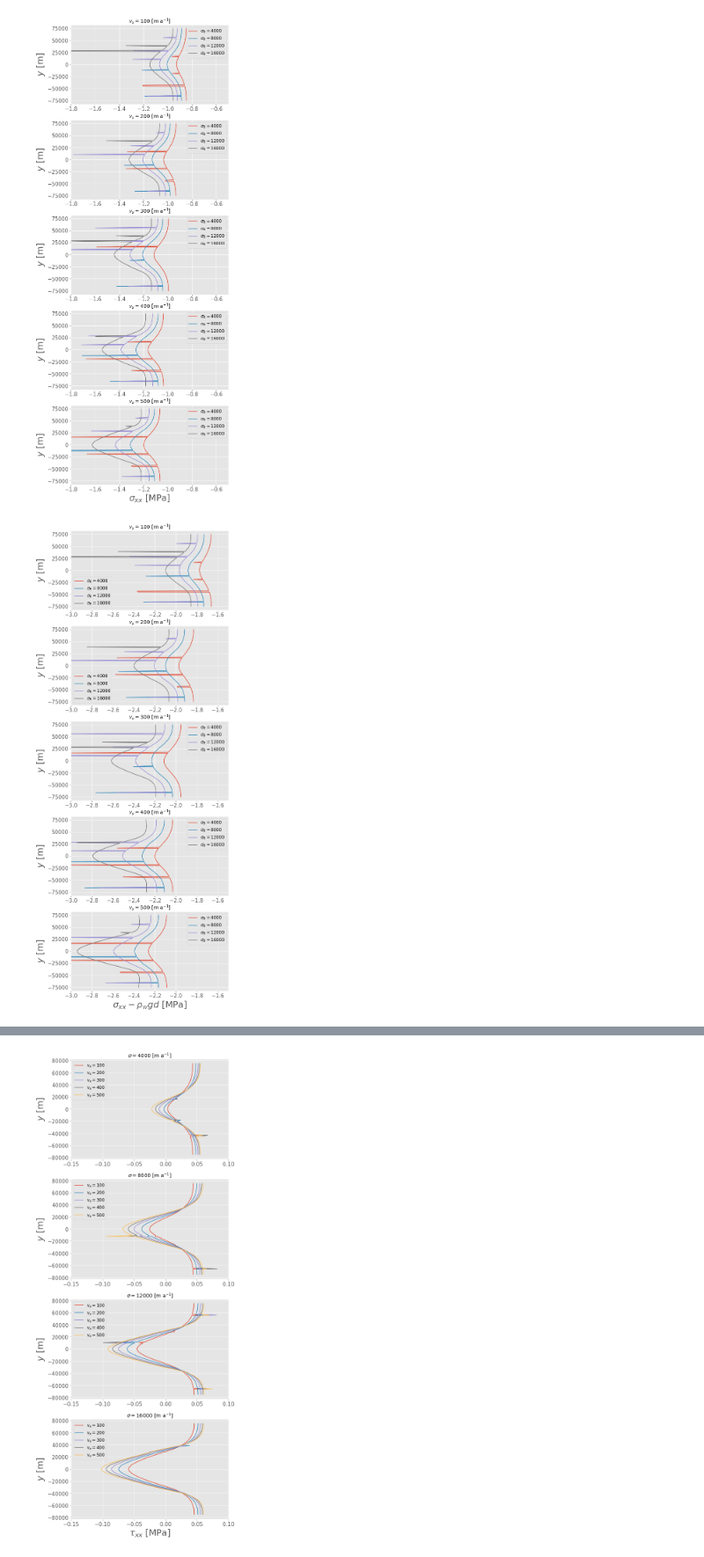
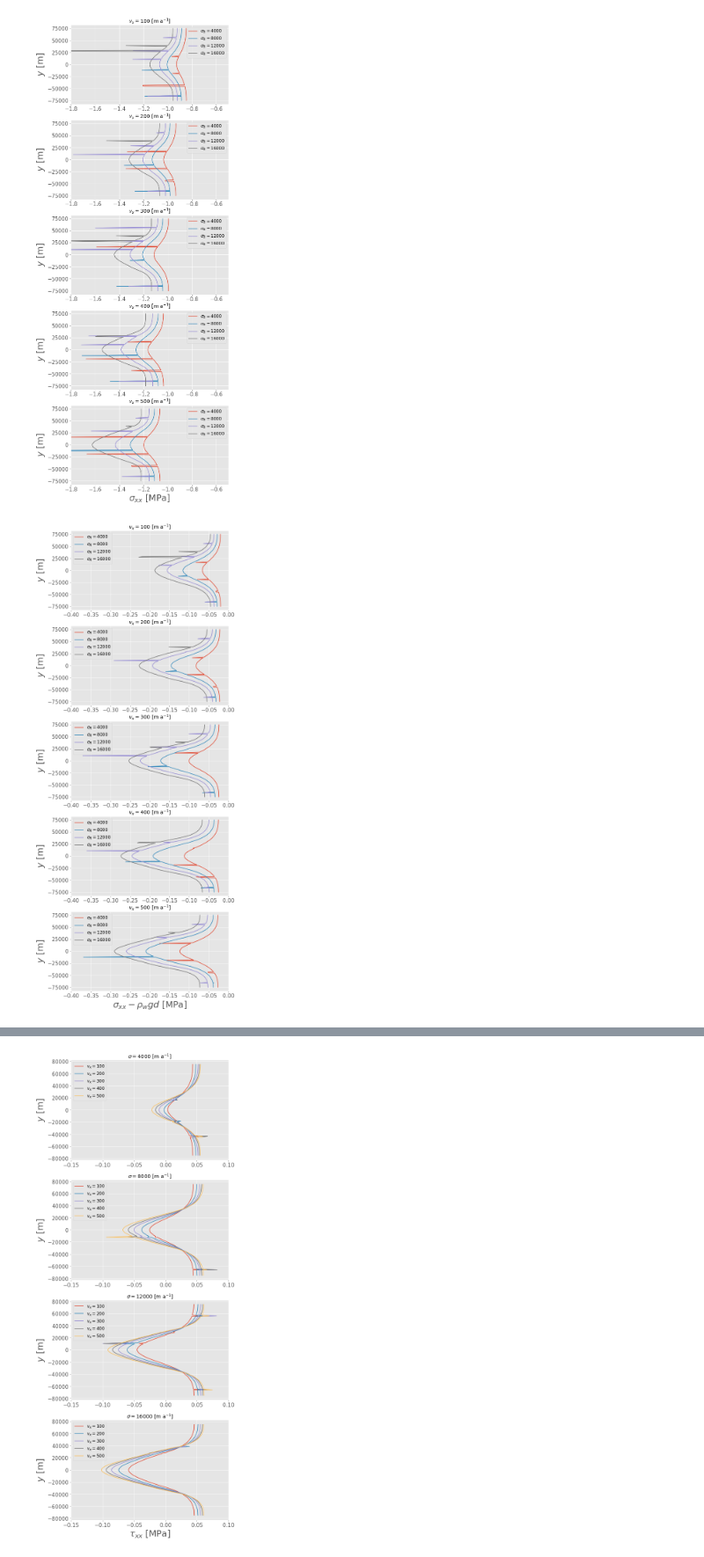
Before and after one commit to henryclara/ButtressingProject, a Jupyter notebook: Code/StressCalculationsUpdate.ipynb, the cells around one changed output, grey strips where cells are left out. Shown at 88% size. Drawn from its saved outputs; the diff is of its cells as text; code cells hidden in the pictures.

Commit message:
Add hydrostatic pressure plot

```diff
--- a/Code/StressCalculationsUpdate.ipynb
+++ b/Code/StressCalculationsUpdate.ipynb
@@ -62,10 +63,17 @@ for sim in sims:
 # Calculate the hydrostatic pressure at a point if the ice shelf ended at that point
 
 for sim in sims:
-    dfs[sim]['hyd. pressure'] = - rhow * g * dfs[sim]['Points:2']
+    dfs[sim]['hyd. pressure'] = [0] * len(dfs[sim])
+
+for sim in sims:
+    for i in range(len(dfs[sim])):
+        if dfs[sim]['Points:2'][i] < 0.0:
+            dfs[sim]['hyd. pressure'][i] = - rhow * g * dfs[sim]['Points:2'][i]
+        else:
+            dfs[sim]['hyd. pressure'][i] = 0.0
 
 # Subtract the hydrostatic pressure from stess
 
 for sim in sims:
-    dfs[sim]['stress 1 - hyd. p.'] = dfs[sim]['stress 1'] + dfs[sim]['hyd. pressure']
-    dfs[sim]['dev stress 1 - hyd. p.'] = dfs[sim]['stress 1'] + dfs[sim]['hyd. pressure'] + dfs[sim]['pressure']
+    dfs[sim]['stress 1 - hyd. p.'] = dfs[sim]['stress 1'] - dfs[sim]['hyd. pressure']
+    dfs[sim]['dev stress 1 - hyd. p.'] = dfs[sim]['stress 1'] - dfs[sim]['hyd. pressure'] + dfs[sim]['pressure']
@@ -104,12 +146,14 @@ stress1 = {}
 devstress1 = {}
 stress1hydp = {}
 devstress1hydp = {}
+hydp = {}
 
 for sim in sims:
     stress1[sim] = VertInt(dfs[sim], 10, 'stress 1', 'Points:1')
     devstress1[sim] = VertInt(dfs[sim], 10, 'dev stress 1', 'Points:1')
     stress1hydp[sim] = VertInt(dfs[sim], 10, 'stress 1 - hyd. p.', 'Points:1')
     devstress1hydp[sim] = VertInt(dfs[sim], 10, 'dev stress 1 - hyd. p.', 'Points:1')
+    hydp[sim] = VertInt(dfs[sim], 10, 'hyd. pressure', 'Points:1')
 # %%
 # Plot the deviatoric stress in the x-direction
 
@@ -153,20 +197,20 @@ fig.savefig('../Figures/stress1.jpg', format='jpg', dpi=700, bbox_inches = "tigh
 # %%
 # Plot the stress in the x-direction minus the hydrostatic pressure
 
 fig, ax = plt.subplots(len(fluxes), 1, figsize=(8, 24))
 for i in range(len(fluxes)):
     for j in range(len(sigmas)):
         ax[i].plot(list(stress1hydp['Flux' + str(fluxes[i]) + 'Sigma' + str(sigmas[j])].values()), \
                    list(stress1hydp['Flux' + str(fluxes[i]) + 'Sigma' + str(sigmas[j])].keys()),   \
                        label='$\sigma_R = $' + str(sigmas[j]))
 
 for i in range(len(fluxes)):
-    ax[i].set_xlim([-3.0, -1.5])
+    ax[i].set_xlim([-0.4, 0.0])
     ax[i].set_ylabel(r'$y$ [m]', size=25)
     ax[i].tick_params(axis='both', which='major', labelsize=15)
     ax[i].legend(fontsize='12')
     ax[i].title.set_text(r'$v_x = $' + str(fluxes[i]) + ' [m a$^{-1}$]')
 ax[i].set_xlabel(r'$\sigma_{xx} - \rho_w g d$ [MPa]', size=25)
 fig.savefig('../Figures/stress1_hydp.jpg', format='jpg', dpi=700, bbox_inches = "tight")
 # %% [output]
-[figure, old version]
+[figure, new version]
```
Also changed, not shown: parts of 8 cells of this notebook, 1 other file.
